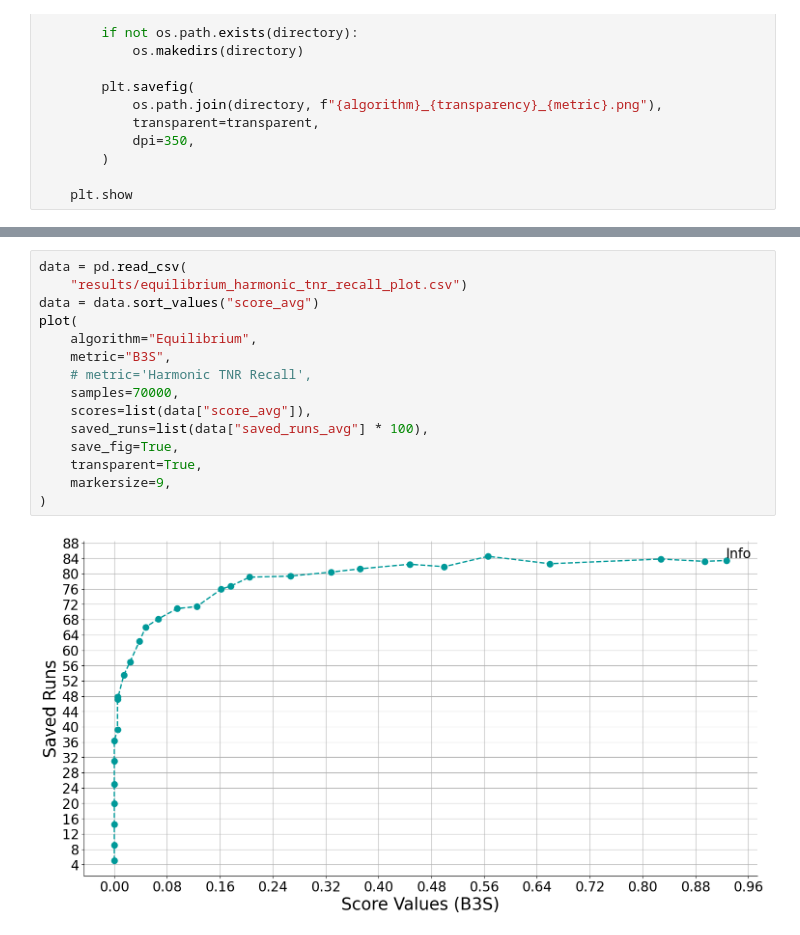
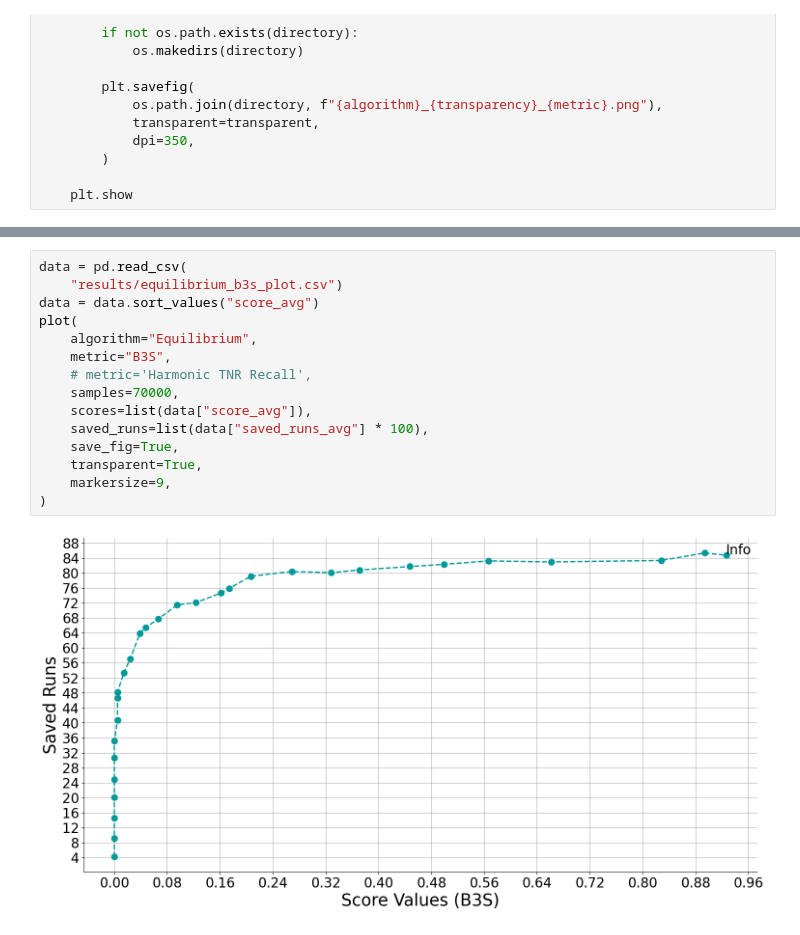
Before and after one commit to Omar88magdy/ml-assisted-binary-search, a Jupyter notebook: plot.ipynb, the cells around one changed output, grey strips where cells are left out. Saved outputs shown, nothing was run; the diff lists cells and outputs as text.

```diff
--- a/plot.ipynb
+++ b/plot.ipynb
@@ -154,17 +174,17 @@ plot(
 # %%
 data = pd.read_csv(
-    "results/equilibrium_harmonic_tnr_recall_plot.csv")
+    "results/equilibrium_b3s_plot.csv")
 data = data.sort_values("score_avg")
 plot(
     algorithm="Equilibrium",
     metric="B3S",
     # metric='Harmonic TNR Recall',
     samples=70000,
     scores=list(data["score_avg"]),
     saved_runs=list(data["saved_runs_avg"] * 100),
     save_fig=True,
     transparent=True,
     markersize=9,
 )
 # %% [output]
-[figure, old version]
+[figure, new version]
```
Also changed, not shown: parts of 3 cells of this notebook, 32 other files.
